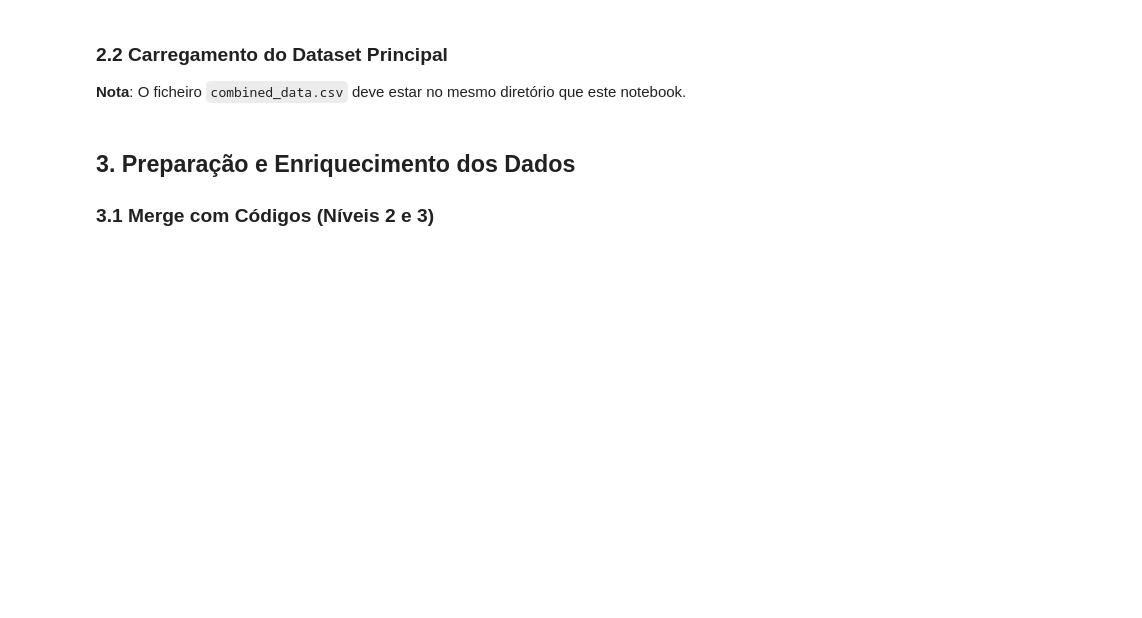
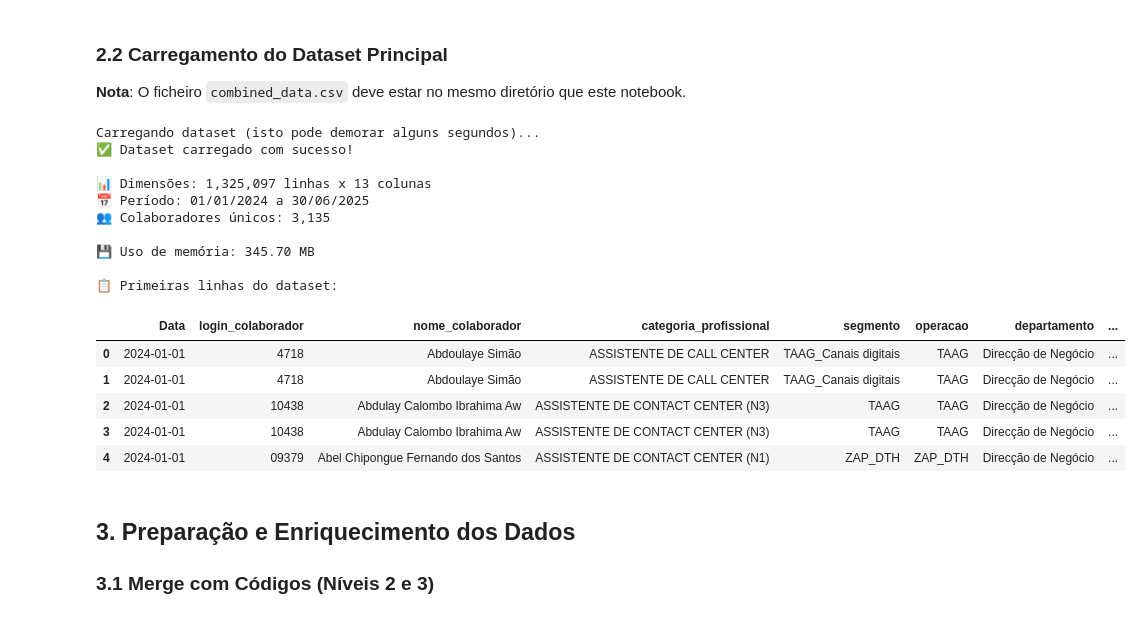
Before and after one commit to R-Vicente/absentismo19850218, a Jupyter notebook: caracterização.ipynb, the cells around one changed output. Drawn from its saved outputs; the diff is of its cells as text; code cells hidden in the pictures; blank space fills up the shorter version.

```diff
--- a/caracterização.ipynb
+++ b/caracterização.ipynb
@@ -72,35 +103,52 @@ print("Carregando dataset (isto pode demorar alguns segundos)...")
 
 # Definir tipos de dados para otimizar memória
 dtype_dict = {
-    'login_colaborador': 'int32',
+    'login_colaborador': 'str',
     'nome_colaborador': 'str',
     'categoria_profissional': 'category',
     'segmento': 'category',
     'operacao': 'category',
     'departamento': 'category',
     'segmento_processado_codigo': 'category',
     'codigo_nivel_2': 'category',
     'Contagem_ID': 'int8',
     'Activo?': 'category'
 }
 
 # Carregar dados
 df = pd.read_csv('combined_data.csv',
                  sep=',',
                  dtype=dtype_dict,
                  parse_dates=['Data'],
                  encoding='utf-8')
 
 # Informações básicas
 print(f"✅ Dataset carregado com sucesso!")
 print(f"\n📊 Dimensões: {df.shape[0]:,} linhas x {df.shape[1]} colunas")
 print(f"📅 Período: {df['Data'].min().strftime('%d/%m/%Y')} a {df['Data'].max().strftime('%d/%m/%Y')}")
 print(f"👥 Colaboradores únicos: {df['login_colaborador'].nunique():,}")
 print(f"\n💾 Uso de memória: {df.memory_usage(deep=True).sum() / 1024**2:.2f} MB")
 
 # Primeiras linhas
 print("\n📋 Primeiras linhas do dataset:")
 df.head()
+# %% [output]
+Carregando dataset (isto pode demorar alguns segundos)...
+✅ Dataset carregado com sucesso!
+
+📊 Dimensões: 1,325,097 linhas x 13 colunas
+📅 Período: 01/01/2024 a 30/06/2025
+👥 Colaboradores únicos: 3,135
+
+💾 Uso de memória: 345.70 MB
+
+📋 Primeiras linhas do dataset:
+|  | Data | login_colaborador | nome_colaborador | categoria_profissional | segmento | operacao | departamento | ... |
+| 0 | 2024-01-01 | 4718 | Abdoulaye Simão | ASSISTENTE DE CALL CENTER | TAAG_Canais digitais | TAAG | Direcção de Negócio | ... |
+| 1 | 2024-01-01 | 4718 | Abdoulaye Simão | ASSISTENTE DE CALL CENTER | TAAG_Canais digitais | TAAG | Direcção de Negócio | ... |
+| 2 | 2024-01-01 | 10438 | Abdulay Calombo Ibrahima Aw | ASSISTENTE DE CONTACT CENTER (N3) | TAAG | TAAG | Direcção de Negócio | ... |
+| 3 | 2024-01-01 | 10438 | Abdulay Calombo Ibrahima Aw | ASSISTENTE DE CONTACT CENTER (N3) | TAAG | TAAG | Direcção de Negócio | ... |
+| 4 | 2024-01-01 | 09379 | Abel Chipongue Fernando dos Santos | ASSISTENTE DE CONTACT CENTER (N1) | ZAP_DTH | ZAP_DTH | Direcção de Negócio | ... |
 # %% [markdown]
 ## 3. Preparação e Enriquecimento dos Dados
 
```
Also changed, not shown: parts of 23 cells of this notebook.
